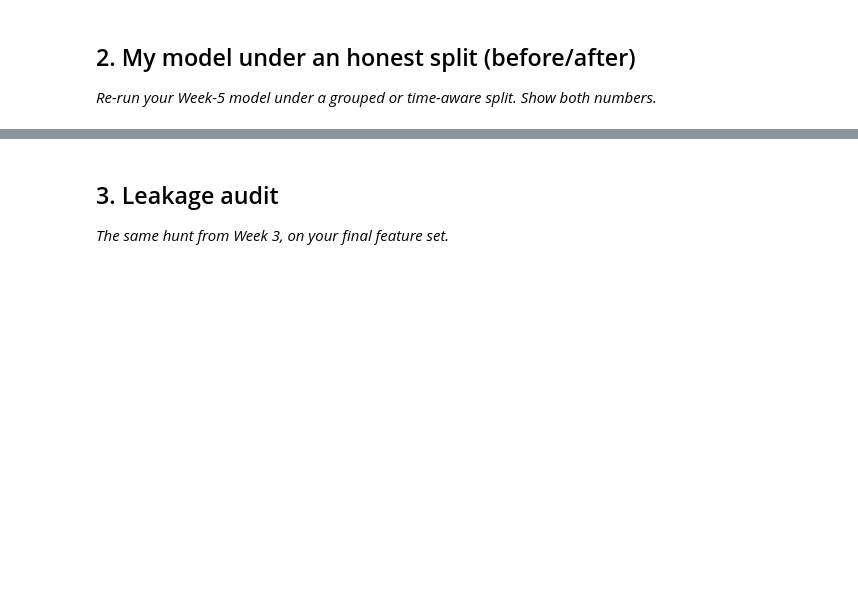
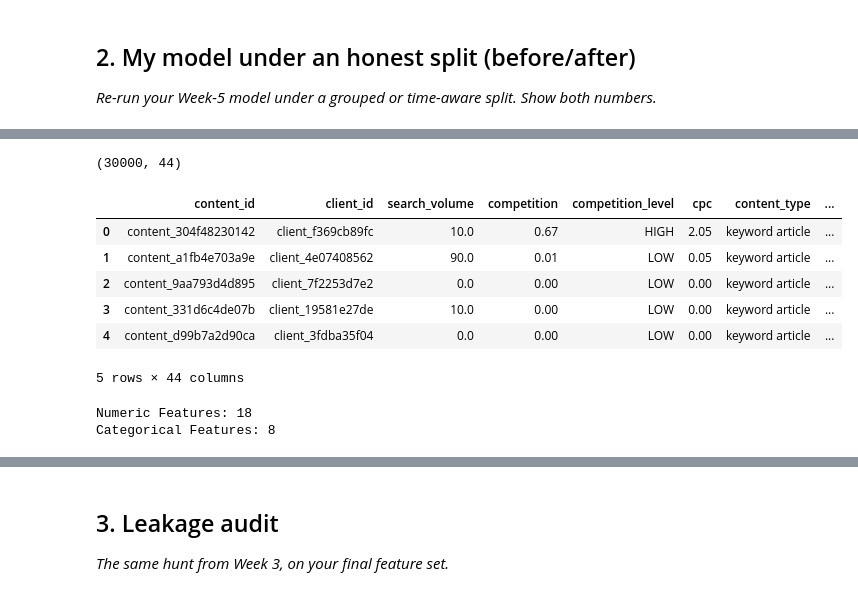
Before and after one commit to Teninlanimi/flyrank-internship-ml, a Jupyter notebook: work/notebooks/w06_validation_audit.ipynb, the cells around one changed output, grey strips where cells are left out. Cells and saved outputs as stored; diff of their text form; code cells hidden in the pictures; blank space fills up the shorter version.

```diff
--- a/work/notebooks/w06_validation_audit.ipynb
+++ b/work/notebooks/w06_validation_audit.ipynb
@@ -23,0 +80,26 @@ import pandas as pd
+# %%
+from pathlib import Path
+import pandas as pd
+
+def find_repo_root(start: Path | None = None) -> Path:
+    current = (start or Path.cwd()).resolve()
+    for candidate in [current, *current.parents]:
+        if (candidate / "data" / "raw" / "content_refresh_anonymized.csv").exists():
+            return candidate
+    raise FileNotFoundError("Could not find the repo root containing data/raw/content_refresh_anonymized.csv")
+
+repo_root = find_repo_root()
+data_path = repo_root / "data" / "raw" / "content_refresh_anonymized.csv"
+
+df = pd.read_csv(data_path)
+print(df.shape)
+df.head()
+# %% [output]
+(30000, 44)
+|  | content_id | client_id | search_volume | competition | competition_level | cpc | content_type | ... |
+| 0 | content_304f48230142 | client_f369cb89fc | 10.0 | 0.67 | HIGH | 2.05 | keyword article | ... |
+| 1 | content_a1fb4e703a9e | client_4e07408562 | 90.0 | 0.01 | LOW | 0.05 | keyword article | ... |
+| 2 | content_9aa793d4d895 | client_7f2253d7e2 | 0.0 | 0.00 | LOW | 0.00 | keyword article | ... |
+| 3 | content_331d6c4de07b | client_19581e27de | 10.0 | 0.00 | LOW | 0.00 | keyword article | ... |
+| 4 | content_d99b7a2d90ca | client_3fdba35f04 | 0.0 | 0.00 | LOW | 0.00 | keyword article | ... |
+5 rows × 44 columns
@@ -23,0 +139,43 @@ import pandas as pd
+# %%
+
+# Repository Feature Lists
+
+MODEL_NUMERIC_FEATURES = [
+    "search_volume",
+    "competition",
+    "cpc",
+    "word_count",
+    "char_count",
+    "log_impressions_90d",
+    "log_clicks_90d",
+    "log_sessions_90d",
+    "log_ai_sessions_90d",
+    "days_with_impressions",
+    "days_with_sessions",
+    "content_age_days",
+    "days_since_last_update",
+    "ctr",
+    "avg_position",
+    "engagement_rate",
+    "scroll_rate",
+    "ai_traffic_pct",
+]
+
+MODEL_CATEGORICAL_FEATURES = [
+    "competition_level",
+    "content_type",
+    "main_intent",
+    "age_tier",
+    "freshness_tier",
+    "word_count_tier",
+    "impression_tier",
+    "position_tier",
+]
+
+TARGET = "is_declining_label"
+
+print("Numeric Features:", len(MODEL_NUMERIC_FEATURES))
+print("Categorical Features:", len(MODEL_CATEGORICAL_FEATURES))
+# %% [output]
+Numeric Features: 18
+Categorical Features: 8
```
Also changed, not shown: parts of 39 cells of this notebook.
